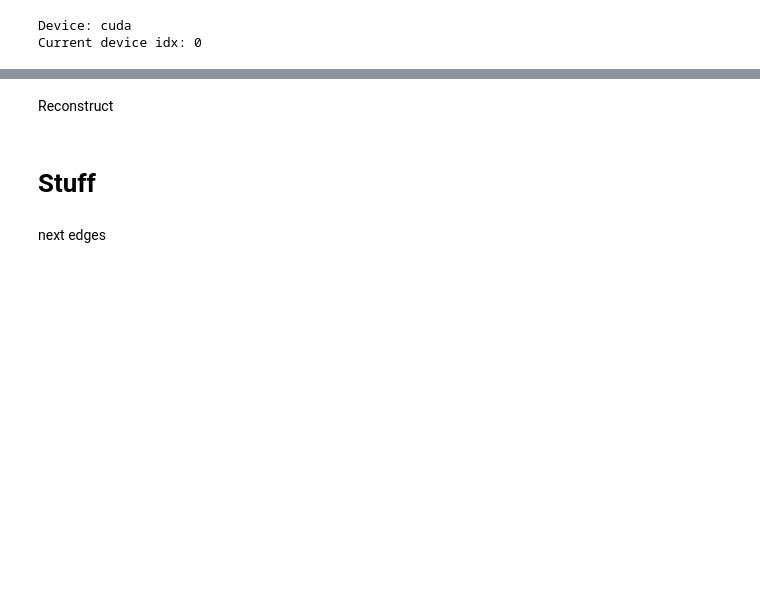
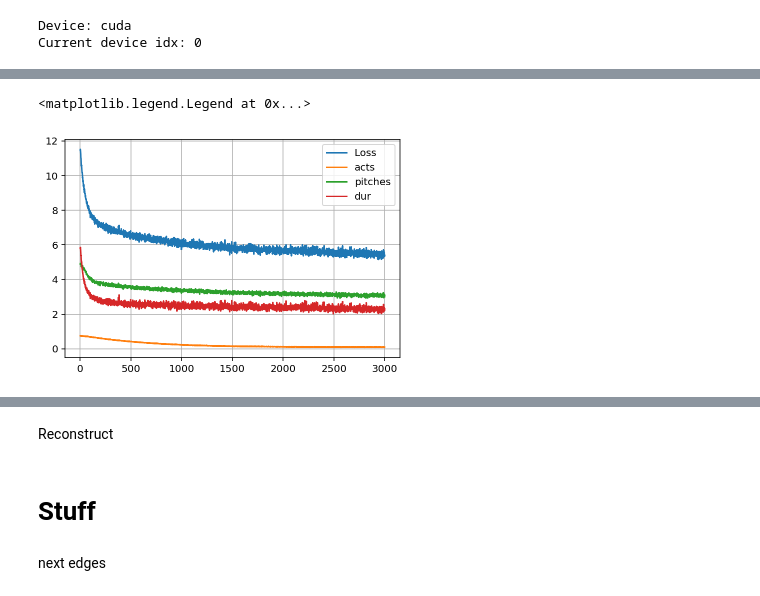
Before and after one commit to EmanueleCosenza/polyphemus, a Jupyter notebook: midi.ipynb, the cells around one changed output, grey strips where cells are left out. Cells and saved outputs as stored; diff of their text form; code cells hidden in the pictures; blank space fills up the shorter version.

```diff
--- a/midi.ipynb
+++ b/midi.ipynb
@@ -1237,13 +1340,16 @@ checkpoint = torch.load('models/vae')
 # %%
 losses = checkpoint['losses']
 
-#plt.plot(range(1, len(losses['tot'])+1), losses['tot'], label='Loss')
+plt.plot(range(1, len(losses['tot'])+1), losses['tot'], label='Loss')
 plt.plot(range(1, len(losses['acts'])+1), losses['acts'], label='acts')
-#plt.plot(range(1, len(losses['pitches'])+1), losses['pitches'], label='pitches')
-#plt.plot(range(1, len(losses['dur'])+1), losses['dur'], label='dur')
+plt.plot(range(1, len(losses['pitches'])+1), losses['pitches'], label='pitches')
+plt.plot(range(1, len(losses['dur'])+1), losses['dur'], label='dur')
 #plt.plot(range(1, len(losses['kld'])+1), losses['kld'], label='kld')
 plt.grid()
 plt.legend()
+# %% [output]
+<matplotlib.legend.Legend at 0x...>
+[figure, added]
 # %%
 accs = checkpoint['accuracies']
 plt.plot(range(1, len(accs['notes'])+1), accs['notes'], label='notes')
```
Also changed, not shown: parts of 10 cells of this notebook.
